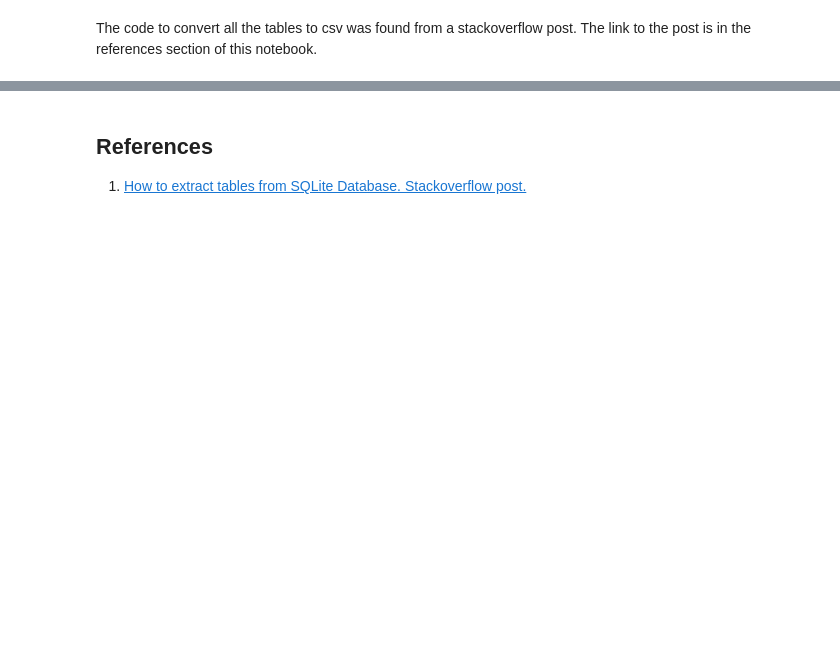
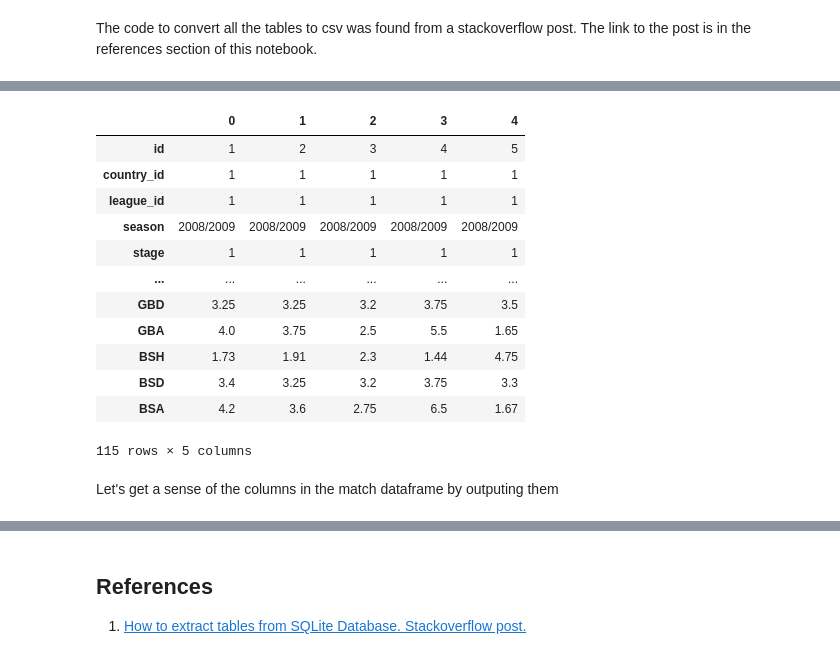
Before and after one commit to Emekadavid/european_soccer, a Jupyter notebook: notebook.ipynb, the cells around one changed output, grey strips where cells are left out. Drawn from its saved outputs; the diff is of its cells as text; code cells hidden in the pictures; blank space fills up the shorter version.

```diff
--- a/notebook.ipynb
+++ b/notebook.ipynb
@@ -27,0 +63,21 @@ import sqlite3
+# %%
+# the match dataset
+match_df = pd.read_csv("./data/Match.csv")
+# transpose the head because of so many columns
+match_df.head().T
+# %% [output]
+|  | 0 | 1 | 2 | 3 | 4 |
+| id | 1 | 2 | 3 | 4 | 5 |
+| country_id | 1 | 1 | 1 | 1 | 1 |
+| league_id | 1 | 1 | 1 | 1 | 1 |
+| season | 2008/2009 | 2008/2009 | 2008/2009 | 2008/2009 | 2008/2009 |
+| stage | 1 | 1 | 1 | 1 | 1 |
+| ... | ... | ... | ... | ... | ... |
+| GBD | 3.25 | 3.25 | 3.2 | 3.75 | 3.5 |
+| GBA | 4.0 | 3.75 | 2.5 | 5.5 | 1.65 |
+| BSH | 1.73 | 1.91 | 2.3 | 1.44 | 4.75 |
+| BSD | 3.4 | 3.25 | 3.2 | 3.75 | 3.3 |
+| BSA | 4.2 | 3.6 | 2.75 | 6.5 | 1.67 |
+115 rows × 5 columns
+# %% [markdown]
+Let's get a sense of the columns in the match dataframe by outputing them
```
Also changed, not shown: parts of 13 cells of this notebook, 9 other files.
